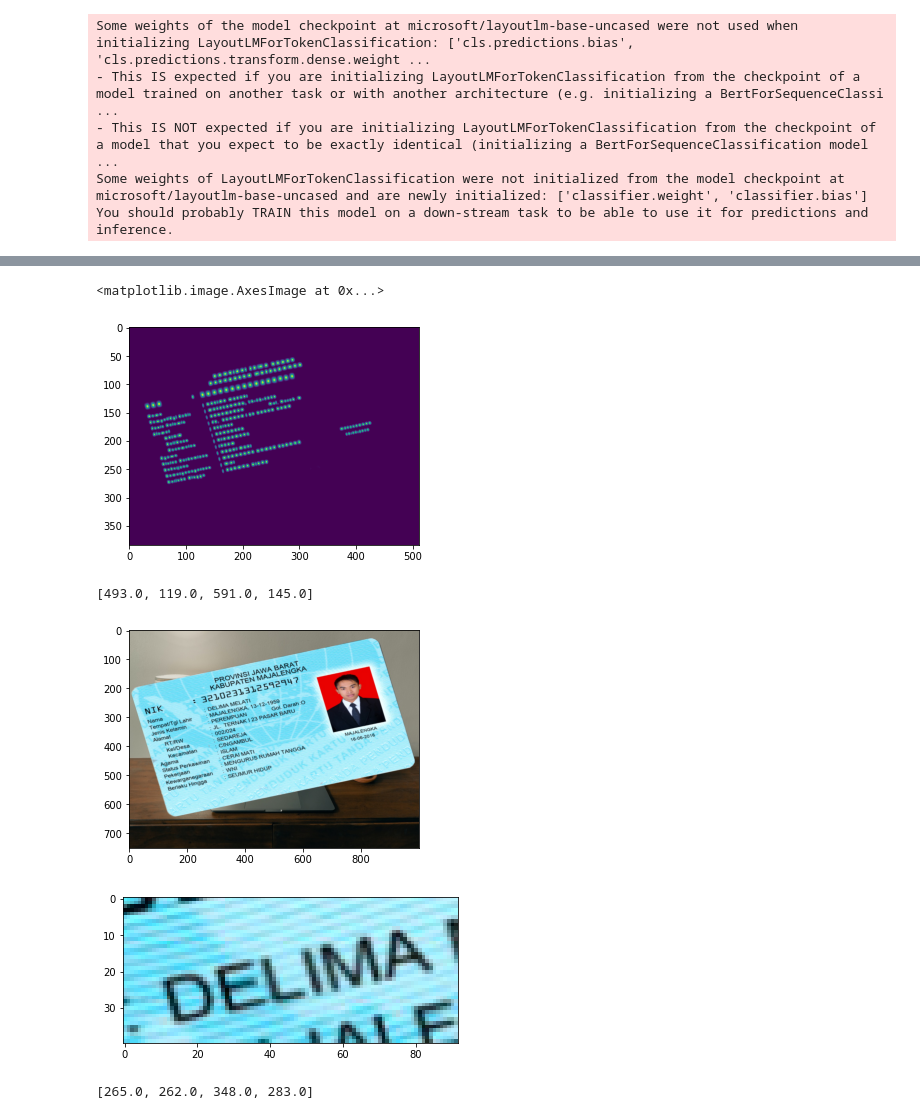
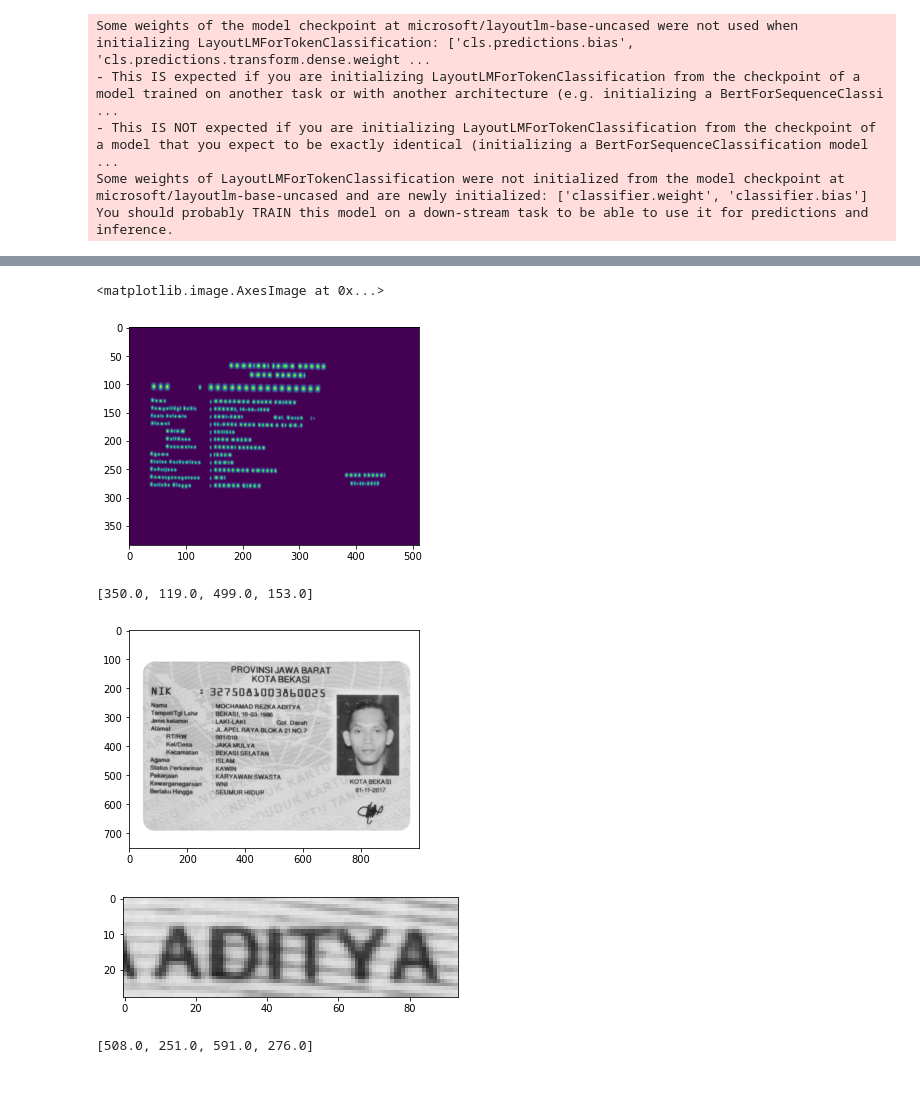
Before and after one commit to nunenuh/iqradre, a Jupyter notebook: notebook/detector_explore.ipynb, the cells around one changed output, grey strips where cells are left out. Drawn from its saved outputs; the diff is of its cells as text; code cells hidden in the pictures; blank space fills up the shorter version.

Commit message:
feat: add changes to test process

```diff
--- a/notebook/detector_explore.ipynb
+++ b/notebook/detector_explore.ipynb
@@ -22,5 +27,5 @@ layoutlm_path = '../weights/extract/layoutlm_v2_ktp_1606753021.pth'
 # %%
-predictor = BoxesPredictor(weight_path=craft_weight, device='cuda:0')
+predictor = BoxesPredictor(weight_path=craft_weight, device='cpu')
 text_pred = TextPredictor(weight_path=crnn_path)
 tokenizer = BertTokenizer.from_pretrained("indobenchmark/indobert-base-p2")
 extract = Extractor(tokenizer=tokenizer, weight=layoutlm_path)
@@ -32,7 +37,7 @@ Some weights of LayoutLMForTokenClassification were not initialized from the mod
 You should probably TRAIN this model on a down-stream task to be able to use it for predictions and inference.
 # %%
 %%time
-impath = '/data/idcard/combined/1606753021/153062_image.jpg'
+impath = 'images/test1.png'
 # impath = transform.do_autocrop_deskew(impath)
 result = predictor.predict_word_boxes(impath, text_threshold=0.3, low_text=0.2)
 polys, boxes, images_patch, img, score_text, score_link, ret_score_text = result
@@ -40,21 +48,21 @@ polys, boxes, images_patch, img, score_text, score_link, ret_score_text = result
 plt.imshow(score_text)
 # %% [output]
 <matplotlib.image.AxesImage at 0x...>
-[figure, old version]
+[figure, new version]
 # %%
 boxes_list = box_ops.batch_box_coordinate_to_xyminmax(boxes, to_int=True).tolist()
 boxes_list[0]
 # %% [output]
-[493.0, 119.0, 591.0, 145.0]
+[350.0, 119.0, 499.0, 153.0]
 # %%
-idx = 11
+idx = 12
 plt.imshow(img);plt.show()
 plt.imshow(images_patch[idx]);plt.show()
 print(boxes_list[idx])
 # %% [output]
-[figure, old version]
+[figure, new version]
-[figure, old version]
+[figure, new version]
-[265.0, 262.0, 348.0, 283.0]
+[508.0, 251.0, 591.0, 276.0]
 # %%
 %%time
 text_list = text_pred.predict(images_patch)
```
Also changed, not shown: parts of 10 cells of this notebook, 5 other files.
